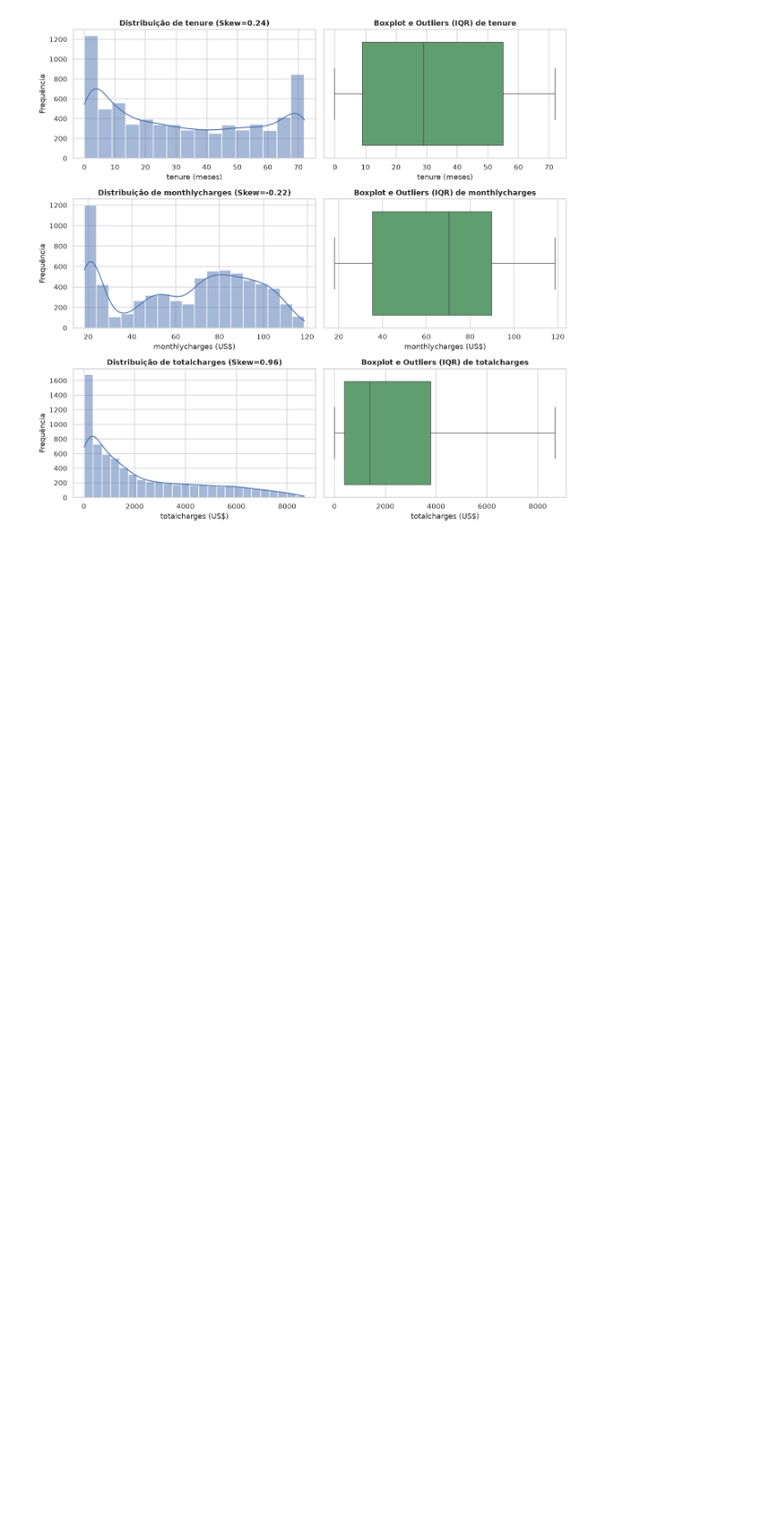
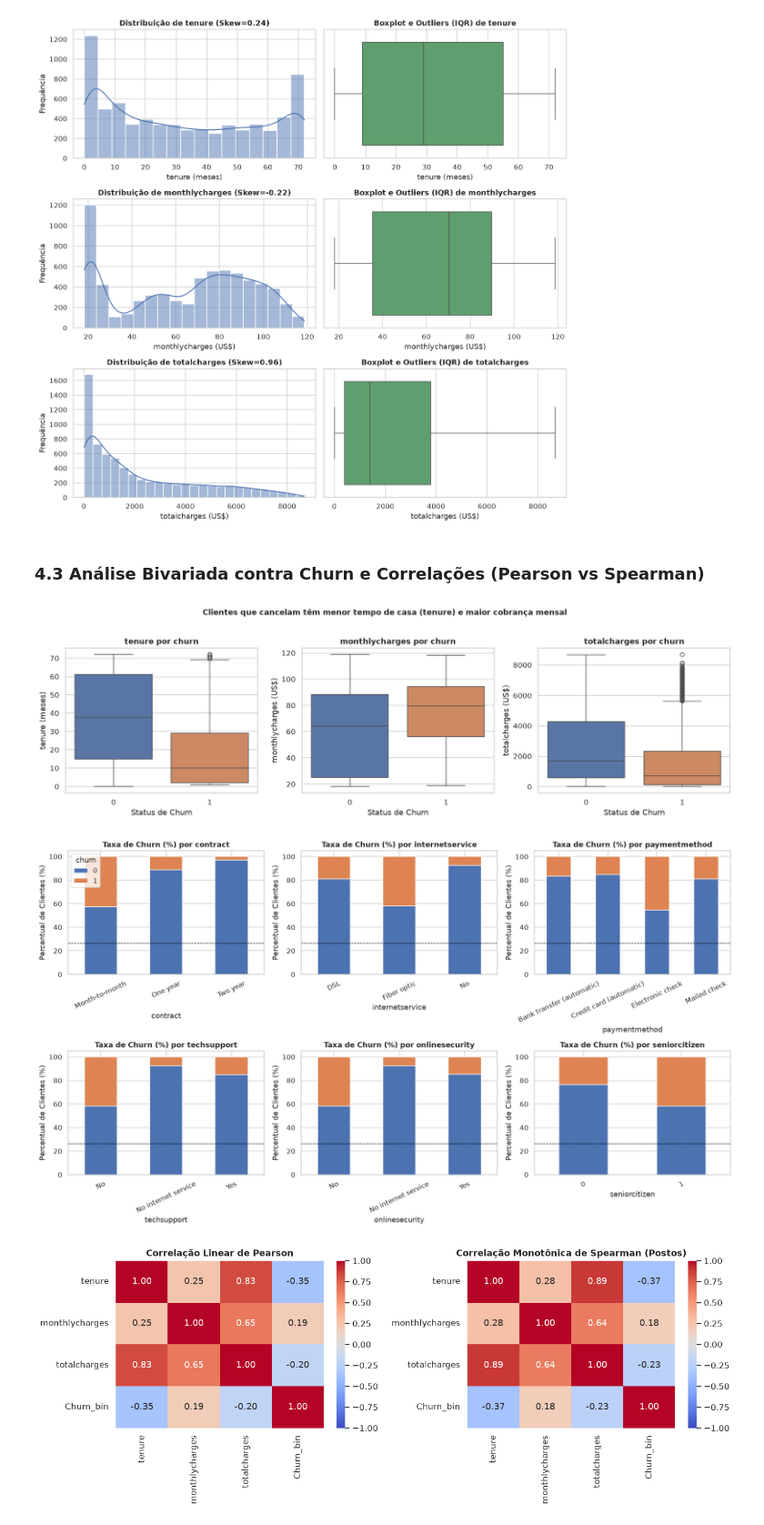
Before and after one commit to Hallason823/MachineLearning-2026.2, a Jupyter notebook: notebooks/02_classification.ipynb, the cells around one changed output. Shown at 91% size. Saved outputs shown, nothing was run; the diff lists cells and outputs as text; code cells hidden in the pictures; blank space fills up the shorter version.

Commit message:
feat(eda): adiciona gráficos bivariados contra Churn e mapas de calor Pearson vs Spearman

```diff
--- a/notebooks/02_classification.ipynb
+++ b/notebooks/02_classification.ipynb
@@ -443,3 +443,61 @@ Distribuição de seniorcitizen (tratada como categórica):
 | 1 | monthlycharges | 64.76 | 70.35 | 30.09 | 54.35 | -0.221 | -1.257 | 0 | ... |
 | 2 | totalcharges | 2283.30 | 1397.48 | 2266.77 | 3393.29 | 0.962 | -0.232 | 0 | ... |
 [figure]
+# %% [markdown]
+### 4.3 Análise Bivariada contra Churn e Correlações (Pearson vs Spearman)
+# %%
+fig, axes = plt.subplots(1, len(num_cols), figsize=(5 * len(num_cols), 4.5), squeeze=False)
+for i, col in enumerate(num_cols):
+    sns.boxplot(data=df_eda, x=target_col, y=col, hue=target_col, legend=False, ax=axes[0, i], palette=["#4C72B0", "#DD8452"])
+    axes[0, i].set_title(f"{col} por {target_col}", fontweight="bold")
+    axes[0, i].set_xlabel("Status de Churn")
+    axes[0, i].set_ylabel(f"{col} ({unidades.get(col, '')})")
+plt.suptitle("Clientes que cancelam têm menor tempo de casa (tenure) e maior cobrança mensal", fontsize=12, fontweight="bold", y=1.02)
+plt.tight_layout()
+plt.show()
+
+candidatas_cat = [
+    encontrar_col(df_eda, ["Contract", "contract"]),
+    encontrar_col(df_eda, ["InternetService", "internet_service"]),
+    encontrar_col(df_eda, ["PaymentMethod", "payment_method"]),
+    encontrar_col(df_eda, ["TechSupport", "tech_support"]),
+    encontrar_col(df_eda, ["OnlineSecurity", "online_security"]),
+    col_senior
+]
+cat_cols = [c for c in candidatas_cat if c is not None]
+
+n_rows = (len(cat_cols) + 2) // 3
+fig, axes = plt.subplots(n_rows, 3, figsize=(16, 4.5 * n_rows), squeeze=False)
+axes_flat = axes.flatten()
+taxa_media_churn = (df_eda[target_col].astype(str).str.lower().isin(["yes", "1", "true"])).mean() * 100
+
+for i, col in enumerate(cat_cols):
+    ct = pd.crosstab(df_eda[col], df_eda[target_col], normalize="index") * 100
+    ct.plot(kind="bar", stacked=True, ax=axes_flat[i], color=["#4C72B0", "#DD8452"], legend=(i == 0))
+    axes_flat[i].set_title(f"Taxa de Churn (%) por {col}", fontweight="bold")
+    axes_flat[i].set_xlabel(col)
+    axes_flat[i].set_ylabel("Percentual de Clientes (%)")
+    axes_flat[i].tick_params(axis="x", rotation=25)
+    axes_flat[i].axhline(taxa_media_churn, color="black", linestyle="--", linewidth=0.9)
+
+for j in range(len(cat_cols), len(axes_flat)):
+    axes_flat[j].axis("off")
+
+plt.tight_layout()
+plt.show()
+
+corr_df = df_eda[num_cols].apply(pd.to_numeric, errors="coerce").copy()
+corr_df["Churn_bin"] = df_eda[target_col].astype(str).str.lower().map({"yes": 1, "no": 0, "1": 1, "0": 0, "true": 1, "false": 0})
+
+fig, axes = plt.subplots(1, 2, figsize=(13, 5))
+sns.heatmap(corr_df.corr(method="pearson"), annot=True, fmt=".2f", cmap="coolwarm", vmin=-1, vmax=1, ax=axes[0])
+axes[0].set_title("Correlação Linear de Pearson", fontweight="bold")
+
+sns.heatmap(corr_df.corr(method="spearman"), annot=True, fmt=".2f", cmap="coolwarm", vmin=-1, vmax=1, ax=axes[1])
+axes[1].set_title("Correlação Monotônica de Spearman (Postos)", fontweight="bold")
+plt.tight_layout()
+plt.show()
+# %% [output]
+[figure, added]
+[figure, added]
+[figure, added]
```
Also changed, not shown: parts of 3 cells of this notebook.
